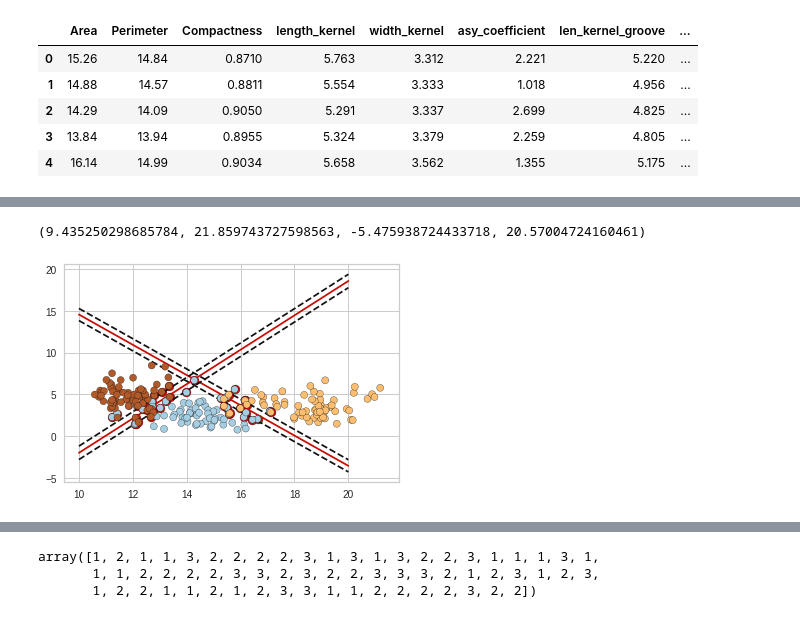
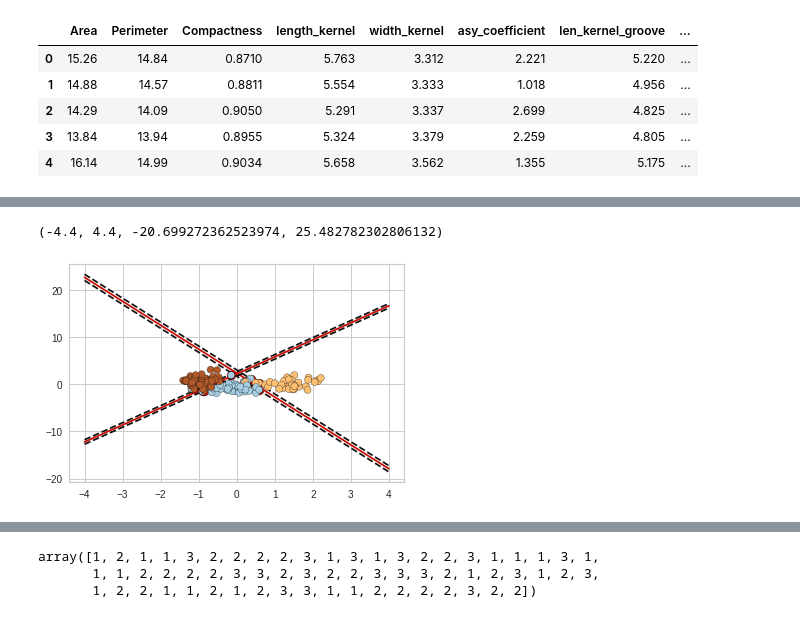
Before and after one commit to ELSPL/ml_practices_2018, a Jupyter notebook: Labs/Lab2/Romil/seeds_svm.ipynb, the cells around one changed output, grey strips where cells are left out. Cells and saved outputs as stored; diff of their text form; code cells hidden in the pictures.

```diff
--- a/Labs/Lab2/Romil/seeds_svm.ipynb
+++ b/Labs/Lab2/Romil/seeds_svm.ipynb
@@ -52,7 +48,3 @@ sc.fit(X_train)
 # Scaling the train and test sets.
 X_train_std = sc.transform(X_train)
 X_test_std = sc.transform(X_test)
-# %%
-visualizer = ParallelCoordinates()
-visualizer.fit_transform(X_train_std, y)
-visualizer.poof()
@@ -63,3 +53 @@ IndexError: list index out of range
 model = svm.SVC(kernel = 'linear',C = 100, gamma = 1)
-# %%
-model.fit(X,y)
@@ -70,0 +54,3 @@ SVC(C=100, cache_size=200, class_weight=None, coef0=0.0,
+# %%
+#Fitting the model with standardized data
+model.fit(X_train_std,y_train)
@@ -82,17 +83,17 @@ array([ 27.38547037, -20.03341214, -13.68675288])
 # get the separating hyperplane
 w = model.coef_[0]
 a = -w[0] / w[1]
-xx = np.linspace(10, 20)
+xx = np.linspace(-4,4)
 yy = a * xx - (model.intercept_[0]) / w[1]
 
 w1 = model.coef_[1]
 a1 = -w1[0] / w1[1]
-xx1 = np.linspace(10, 20)
+xx1 = np.linspace(-4,4)
 yy1 = a1 * xx1 - (model.intercept_[1]) / w1[1]
 
 w2 = model.coef_[2]
 a2 = -w2[0] / w2[1]
-xx2 = np.linspace(10, 20)
+xx2 = np.linspace(-4,4)
 yy2 = a2 * xx2 - (model.intercept_[2]) / w2[1]
 # %%
 # plot the parallels to the separating hyperplane that pass through the
@@ -123,21 +112,21 @@ print(xx)
 # %%
 plt.figure()
 plt.clf()
 plt.plot(xx, yy, 'r-')
 plt.plot(xx, yy_down, 'k--')
 plt.plot(xx, yy_up, 'k--')
 
 plt.plot(xx1, yy1, 'r-')
 plt.plot(xx1, yy_down1, 'k--')
 plt.plot(xx1, yy_up1, 'k--')
 
 #plt.plot(xx2, yy2, 'r-')
 #plt.plot(xx2, yy_down2, 'k--')
 #plt.plot(xx2, yy_up2, 'k--')
 
 plt.scatter(model.support_vectors_[:, 0], model.support_vectors_[:, 1], s=80, zorder=1, edgecolors='k',color = 'r')
-plt.scatter(X[:, 0], X[:, 1], c=y, zorder=10, cmap=plt.cm.Paired, edgecolors='k')
+plt.scatter(X_train_std[:, 0], X_train_std[:, 1], c=y_train, zorder=10, cmap=plt.cm.Paired, edgecolors='k')
 plt.axis('tight')
 # %% [output]
-(9.435250298685784, 21.859743727598563, -5.475938724433718, 20.57004724160461)
+(-4.4, 4.4, -20.699272362523974, 25.482782302806132)
-[figure, old version]
+[figure, new version]
```
Also changed, not shown: parts of 31 cells of this notebook, 28 other files.
